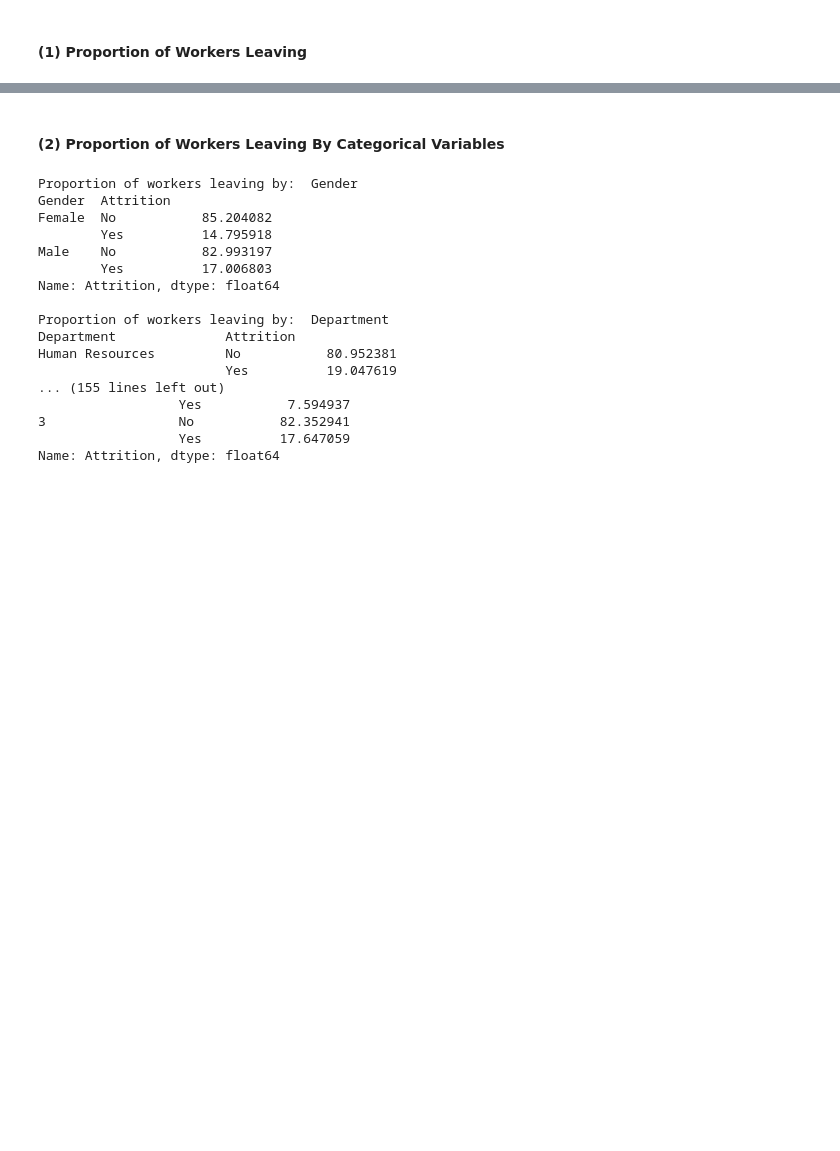
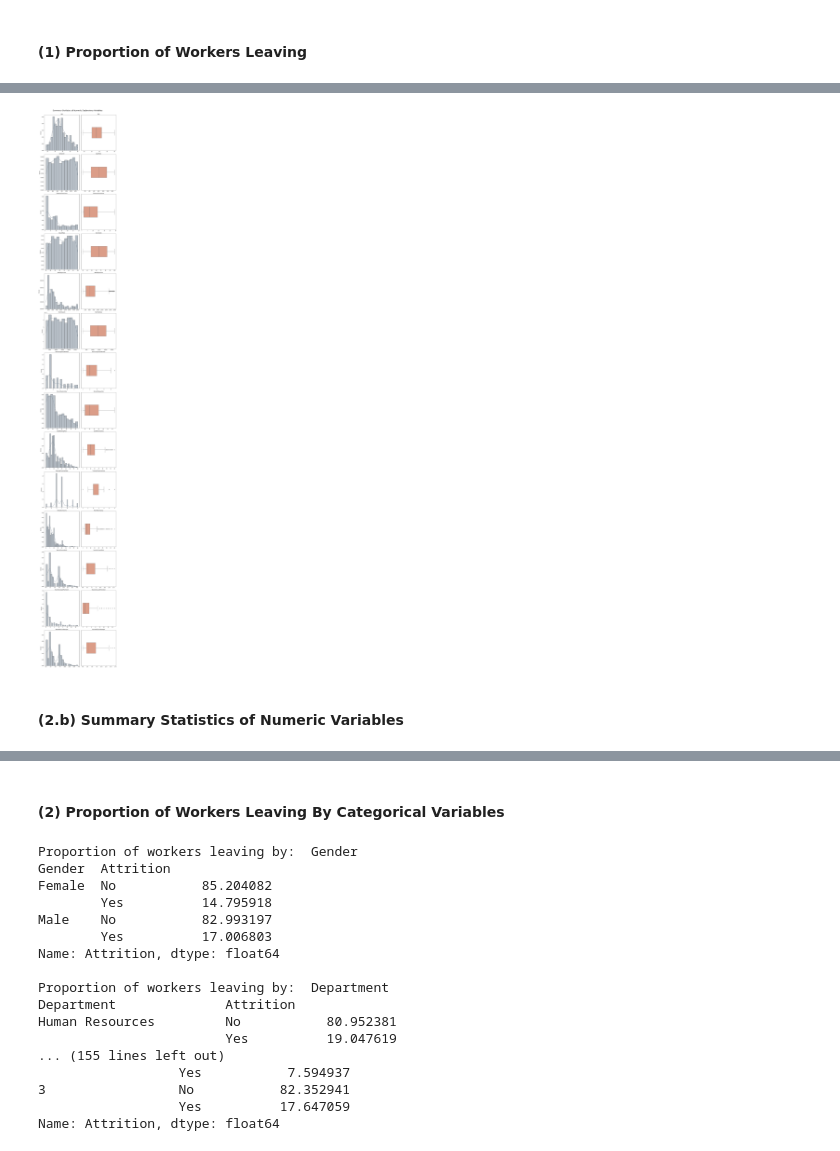
Before and after one commit to SouravSinhas/Employee-Turnover-Prediction, a Jupyter notebook: notebooks/Employee_Churn_Prediction_IBM_ExploratoryAnalyses.ipynb, the cells around one changed output, grey strips where cells are left out. Cells and saved outputs as stored; diff of their text form; code cells hidden in the pictures; blank space fills up the shorter version.

```diff
--- a/notebooks/Employee_Churn_Prediction_IBM_ExploratoryAnalyses.ipynb
+++ b/notebooks/Employee_Churn_Prediction_IBM_ExploratoryAnalyses.ipynb
@@ -93,0 +103,10 @@ Name: Attrition, dtype: float64
+# %%
+# Summary Statistics of Numeric Variables
+
+numvarlist = ['Age','DailyRate','DistanceFromHome','HourlyRate','MonthlyIncome','MonthlyRate','NumCompaniesWorked',
+              'PercentSalaryHike','TotalWorkingYears','TrainingTimesLastYear','YearsAtCompany','YearsInCurrentRole',
+              'YearsSinceLastPromotion','YearsWithCurrManager']
+
+print('Descriptive Summary Statistics of Numeric Variables:')
+numvarStats = IBMData[numvarlist].describe().transpose()
+numvarStats
@@ -93,0 +130,22 @@ Name: Attrition, dtype: float64
+# %%
+# Summary Statistics of Numeric Variables represented as plots
+# Two types of plots shown for each variable: histogram with the mean and median values, and box plot
+fig = plt.figure(figsize = (6*2, 6*len(numvarlist)))
+for i, item in enumerate(numvarlist):
+    plt.subplot(len(numvarlist),2,i*2+1)
+    g = sns.histplot(IBMData, x = numvarlist[i], stat = 'density', kde = True, color = 'slategrey')
+    g.set_title(numvarlist[i])
+    g.set_xlabel('')
+
+    plt.subplot(len(numvarlist),2,i*2+2)
+    g = sns.boxplot(IBMData[numvarlist[i]], color = 'darksalmon', width = 0.3, orient = 'v')
+    #g = sns.swarmplot(IBMData[numvarlist[i]], color = '0.25')
+    g.set_title(numvarlist[i])
+    g.set_xlabel('')
+plt.suptitle('Summary Statistics of Numeric Explanatory Variables', fontsize = 20, y = 1.0)
+plt.tight_layout()
+fig.savefig(os.path.join(graphpath, 'SummaryStats_NumericVars.png'), bbox_inches = 'tight')
+# %% [output]
+[figure, added]
+# %% [markdown]
+#### (2.b) Summary Statistics of Numeric Variables
```
Also changed, not shown: parts of 22 cells of this notebook, 6 other files.
